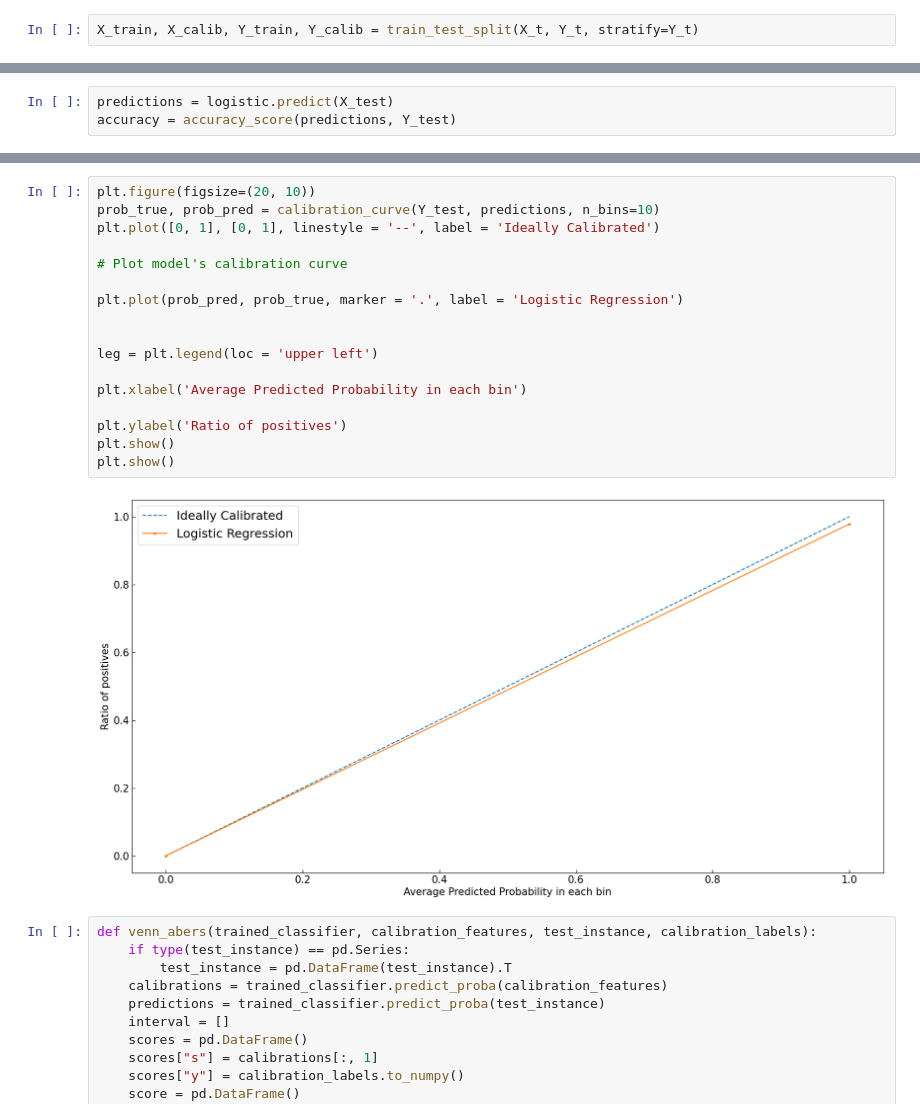
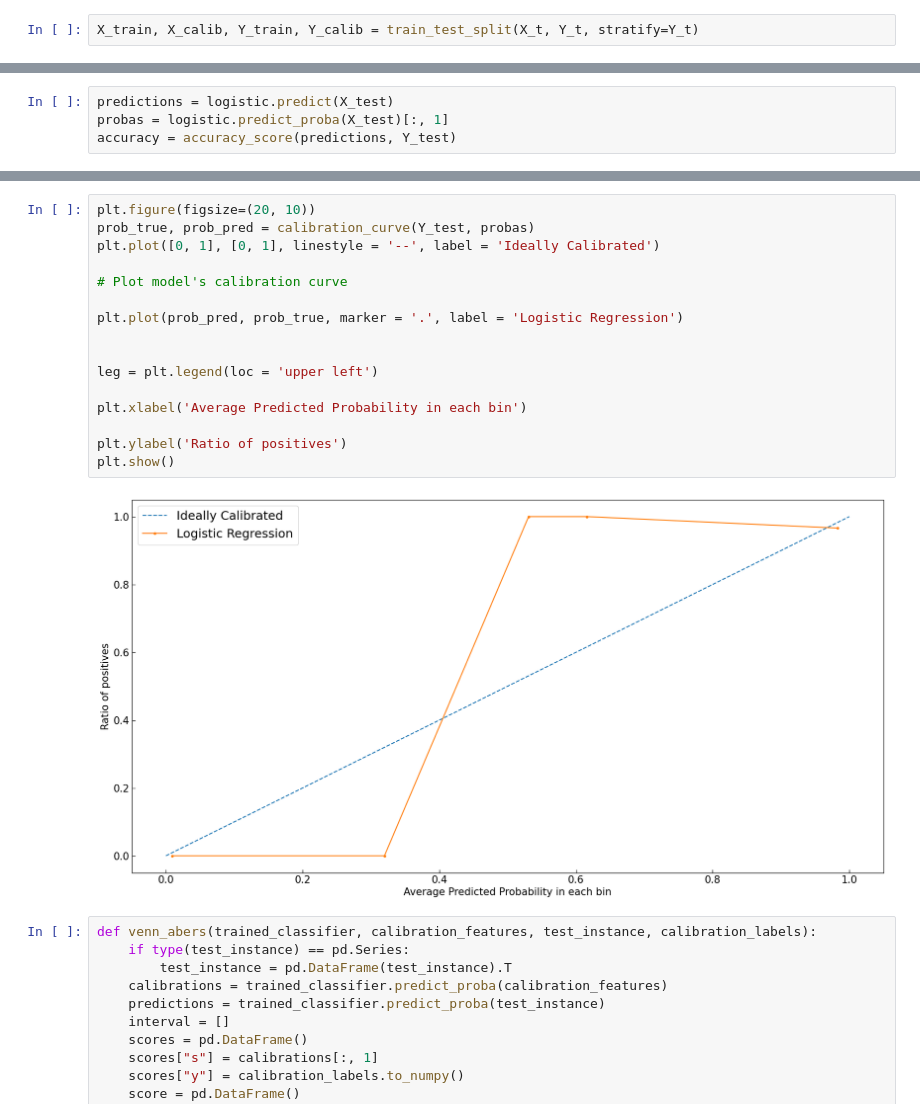
Before and after one commit to comeRodriguez/self_learning_with_venn_abers_predictors, a Jupyter notebook: notebooks/venn_abers/venn_abers_predictors.ipynb, the cells around one changed output, grey strips where cells are left out. Drawn from its saved outputs; the diff is of its cells as text.

Commit message:
change an error in venn_abers_predictors

```diff
--- a/notebooks/venn_abers/venn_abers_predictors.ipynb
+++ b/notebooks/venn_abers/venn_abers_predictors.ipynb
@@ -108,6 +95,7 @@ CONVERGENCE: REL_REDUCTION_OF_F_<=_FACTR*EPSMCH
 LogisticRegression(max_iter=200, random_state=2, verbose=1)
 # %%
 predictions = logistic.predict(X_test)
+probas = logistic.predict_proba(X_test)[:, 1]
 accuracy = accuracy_score(predictions, Y_test)
 # %%
 disp = ConfusionMatrixDisplay.from_estimator(
@@ -121,22 +109,21 @@ plt.show()
 # %%
 plt.figure(figsize=(20, 10))
-prob_true, prob_pred = calibration_curve(Y_test, predictions, n_bins=10)
+prob_true, prob_pred = calibration_curve(Y_test, probas)
 plt.plot([0, 1], [0, 1], linestyle = '--', label = 'Ideally Calibrated')
 
 # Plot model's calibration curve
 
 plt.plot(prob_pred, prob_true, marker = '.', label = 'Logistic Regression')
 
 
 leg = plt.legend(loc = 'upper left')
 
 plt.xlabel('Average Predicted Probability in each bin')
 
 plt.ylabel('Ratio of positives')
 plt.show()
-plt.show()
 # %% [output]
-[figure, old version]
+[figure, new version]
 # %%
 def venn_abers(trained_classifier, calibration_features, test_instance, calibration_labels):
     if type(test_instance) == pd.Series:
```
Also changed, not shown: parts of 14 cells of this notebook.
